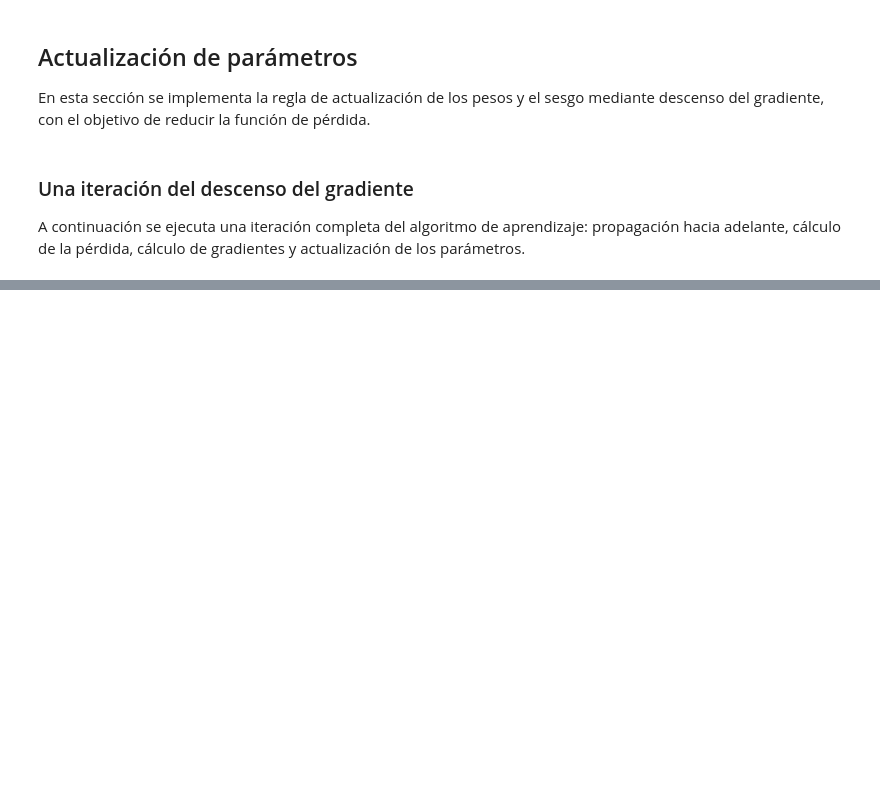
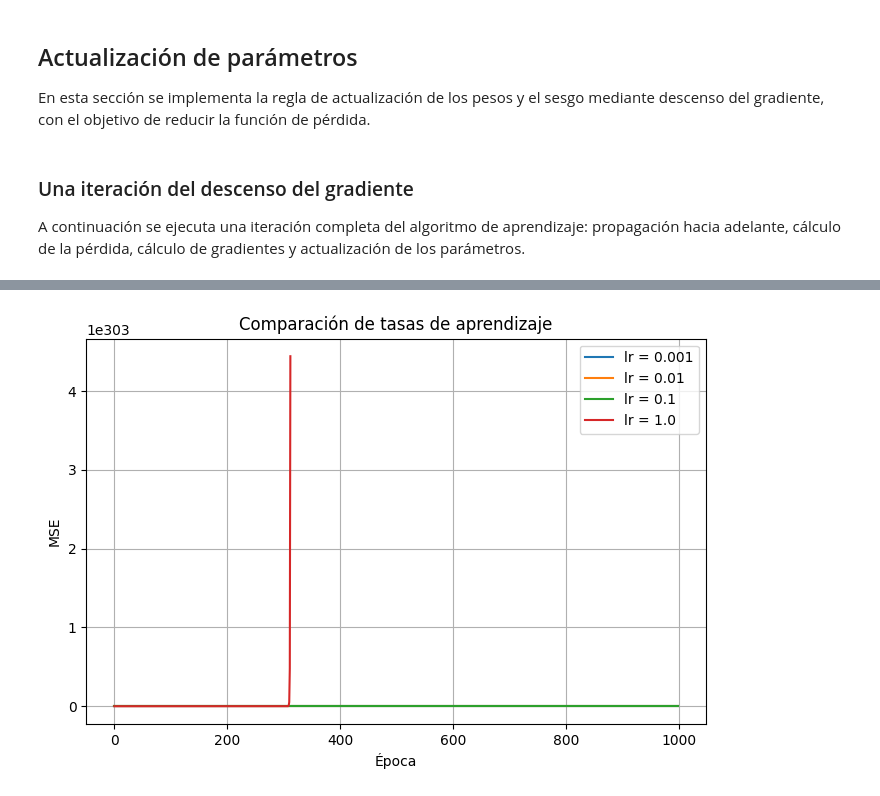
Before and after one commit to hcifuentes09/Examen-Pr-ctico-Redes-Neuronales, a Jupyter notebook: notebooks/exploration.ipynb, the cells around one changed output, grey strips where cells are left out. Saved outputs shown, nothing was run; the diff lists cells and outputs as text; code cells hidden in the pictures; blank space fills up the shorter version.

```diff
--- a/notebooks/exploration.ipynb
+++ b/notebooks/exploration.ipynb
@@ -245,0 +313,15 @@ Pérdida después: 90167.58732431363
+# %%
+import matplotlib.pyplot as plt
+
+learning_rates = [0.001, 0.01, 0.1, 1.0]
+historiales = {}
+
+for lr in learning_rates:
+    print(f"\nEntrenando con learning_rate = {lr}")
+    w_lr, b_lr, historial = entrenar_perceptron(
+        X_train_scaled,
+        y_train,
+        learning_rate=lr,
+        epochs=1000
+    )
+    historiales[lr] = historial
@@ -245,0 +352,14 @@ Pérdida después: 90167.58732431363
+# %%
+plt.figure(figsize=(8, 5))
+
+for lr, historial in historiales.items():
+    plt.plot(historial, label=f"lr = {lr}")
+
+plt.xlabel("Época")
+plt.ylabel("MSE")
+plt.title("Comparación de tasas de aprendizaje")
+plt.legend()
+plt.grid(True)
+plt.show()
+# %% [output]
+[figure, added]
```
Also changed, not shown: parts of 16 cells of this notebook, 5 other files.
